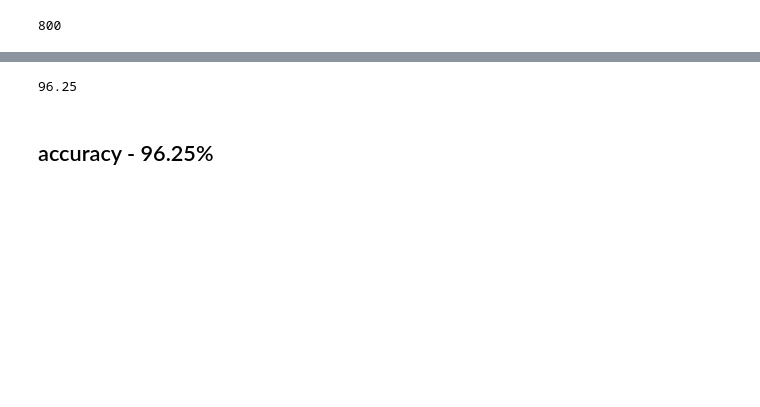
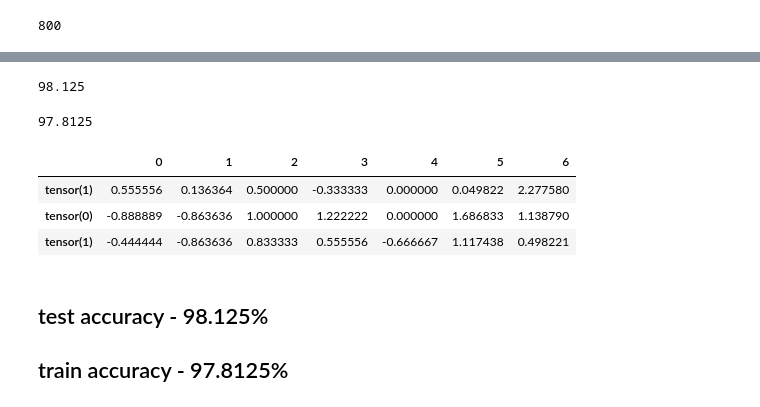
Before and after one commit to the6thsense/Legendarypokemon-prediction, a Jupyter notebook: pokemon for git.ipynb, the cells around one changed output, grey strips where cells are left out. Cells and saved outputs as stored; diff of their text form; code cells hidden in the pictures; blank space fills up the shorter version.

```diff
--- a/pokemon for git.ipynb
+++ b/pokemon for git.ipynb
@@ -342,6 +326,22 @@ a.predict(train_loader)
-# %%
-(154/160)*100
-# %% [output]
-96.25
-# %% [markdown]
-## accuracy  - 96.25%
+# %%
+correct_results = prediction[0]
+total = prediction[1]
+wrong_ones = prediction[2]
+test_accuracy = (float(correct_results)/float(total))*100
+print(test_accuracy)
+# %% [output]
+98.125
+# %%
+(float(a.predict(train_loader)[0])*100/float(a.predict(train_loader)[1]))
+# %% [output]
+97.8125
+# %%
+pd.DataFrame(wrong_ones).transpose()
+# %% [output]
+|  | 0 | 1 | 2 | 3 | 4 | 5 | 6 |
+| tensor(1) | 0.555556 | 0.136364 | 0.500000 | -0.333333 | 0.000000 | 0.049822 | 2.277580 |
+| tensor(0) | -0.888889 | -0.863636 | 1.000000 | 1.222222 | 0.000000 | 1.686833 | 1.138790 |
+| tensor(1) | -0.444444 | -0.863636 | 0.833333 | 0.555556 | -0.666667 | 1.117438 | 0.498221 |
+# %% [markdown]
+##  test accuracy  - 98.125%
+## train accuracy - 97.8125%
```
Also changed, not shown: parts of 11 cells of this notebook.
